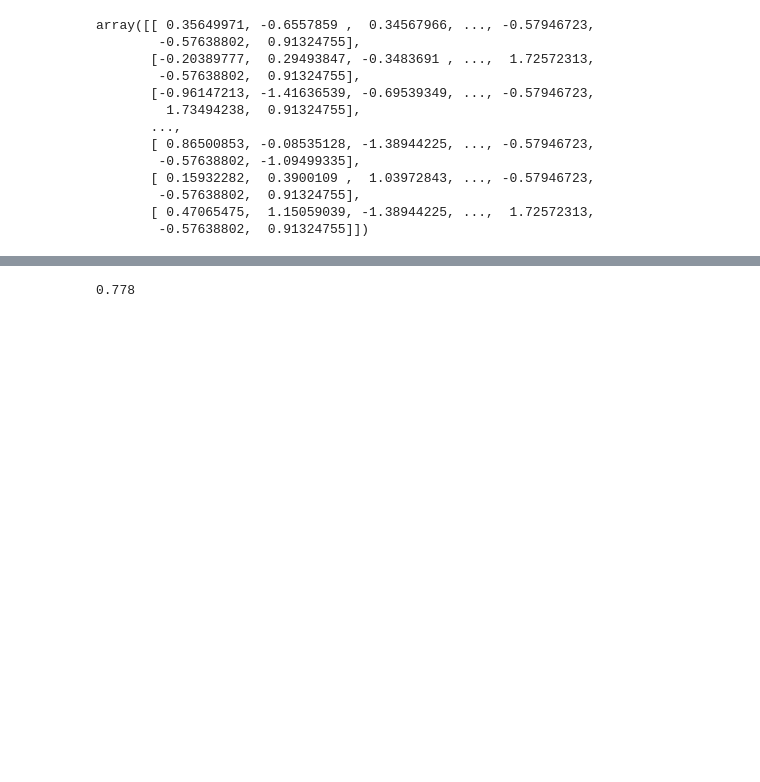
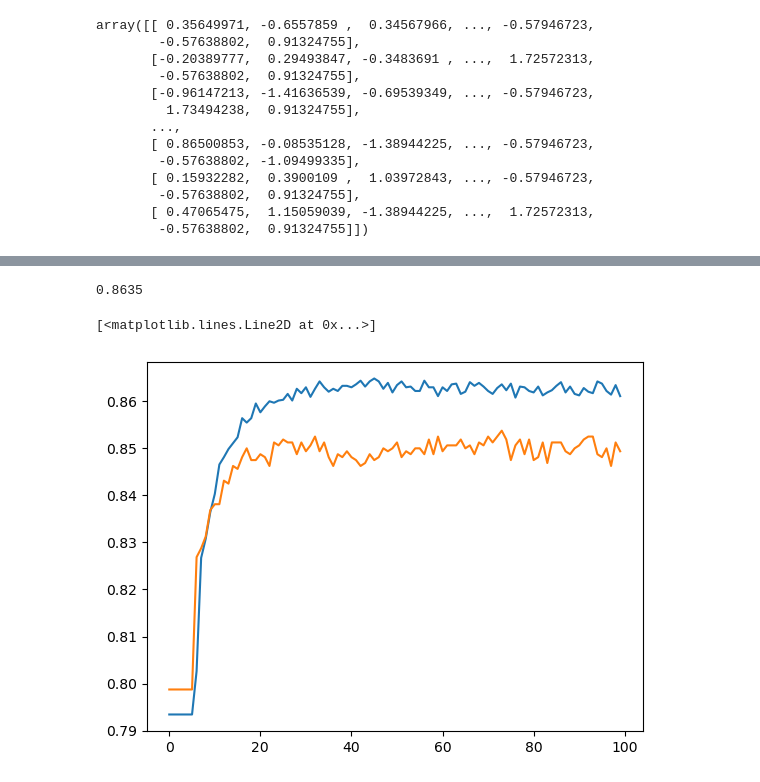
Before and after one commit to Nandini-CMD/Customer-Churn-Prediction, a Jupyter notebook: main.ipynb, the cells around one changed output, grey strips where cells are left out. Saved outputs shown, nothing was run; the diff lists cells and outputs as text; code cells hidden in the pictures; blank space fills up the shorter version.

```diff
--- a/main.ipynb
+++ b/main.ipynb
@@ -128,7 +130,7 @@ Model: "sequential_5"
 # %%
 model.compile(loss='binary_crossentropy', optimizer='adam', metrics=['accuracy'])
 # %%
-model.fit(x_train_scaled, y_train, epochs=100, batch_size=32, validation_split=0.2)
+history = model.fit(x_train_scaled, y_train, epochs=100, batch_size=32, validation_split=0.2)
 
 #need to increse the training epochs to get better accuracy
 #validation accuracy is also increasing
@@ -201,4 +199,11 @@ y_pred = np.where(y_log > 0.5, 1, 0)
 from sklearn.metrics import accuracy_score, confusion_matrix, classification_report
 accuracy_score(y_test, y_pred)
 # %% [output]
-0.778
+0.8635
+# %%
+import matplotlib.pyplot as plt
+plt.plot(history.history['accuracy'], label='accuracy')
+plt.plot(history.history['val_accuracy'], label='val_accuracy')
+# %% [output]
+[<matplotlib.lines.Line2D at 0x...>]
+[figure, added]
```
Also changed, not shown: parts of 6 cells of this notebook.
